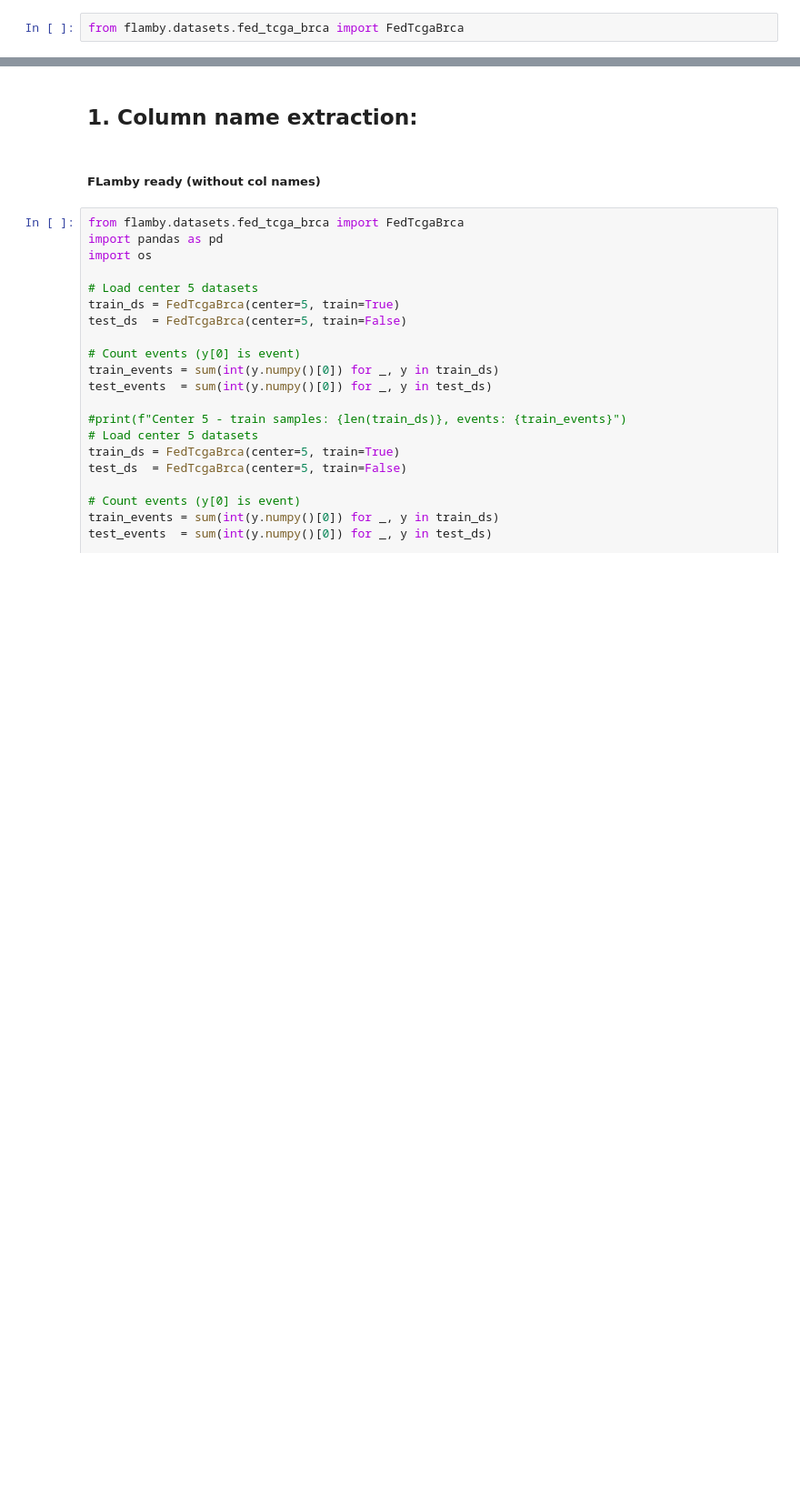
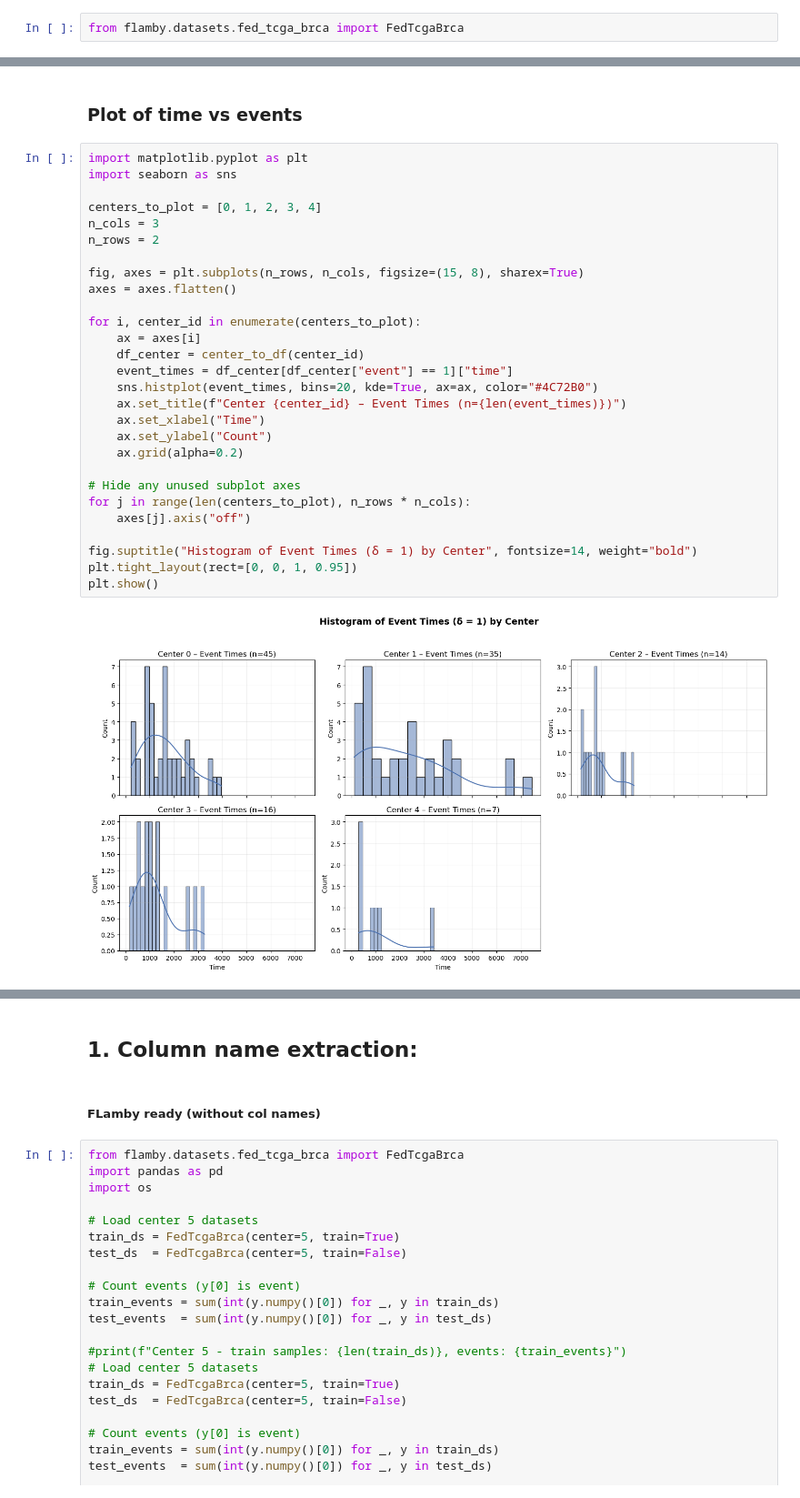
Before and after one commit to nataliamorenob/Survival-Models-in-Federated-Healthcare-Settings, a Jupyter notebook: DataExploration/dataset_exploration.ipynb, the cells around one changed output, grey strips where cells are left out. Shown at 91% size. Saved outputs shown, nothing was run; the diff lists cells and outputs as text; blank space fills up the shorter version.

```diff
--- a/DataExploration/dataset_exploration.ipynb
+++ b/DataExploration/dataset_exploration.ipynb
@@ -34,0 +181,32 @@ from flamby.datasets.fed_tcga_brca import FedTcgaBrca
+# %% [markdown]
+### Plot of time vs events
+# %%
+import matplotlib.pyplot as plt
+import seaborn as sns
+
+centers_to_plot = [0, 1, 2, 3, 4]
+n_cols = 3
+n_rows = 2
+
+fig, axes = plt.subplots(n_rows, n_cols, figsize=(15, 8), sharex=True)
+axes = axes.flatten()
+
+for i, center_id in enumerate(centers_to_plot):
+    ax = axes[i]
+    df_center = center_to_df(center_id)
+    event_times = df_center[df_center["event"] == 1]["time"]
+    sns.histplot(event_times, bins=20, kde=True, ax=ax, color="#4C72B0")
+    ax.set_title(f"Center {center_id} – Event Times (n={len(event_times)})")
+    ax.set_xlabel("Time")
+    ax.set_ylabel("Count")
+    ax.grid(alpha=0.2)
+
+# Hide any unused subplot axes
+for j in range(len(centers_to_plot), n_rows * n_cols):
+    axes[j].axis("off")
+
+fig.suptitle("Histogram of Event Times (δ = 1) by Center", fontsize=14, weight="bold")
+plt.tight_layout(rect=[0, 0, 1, 0.95])
+plt.show()
+# %% [output]
+[figure, added]
```
Also changed, not shown: parts of 9 cells of this notebook, 4 other files.
